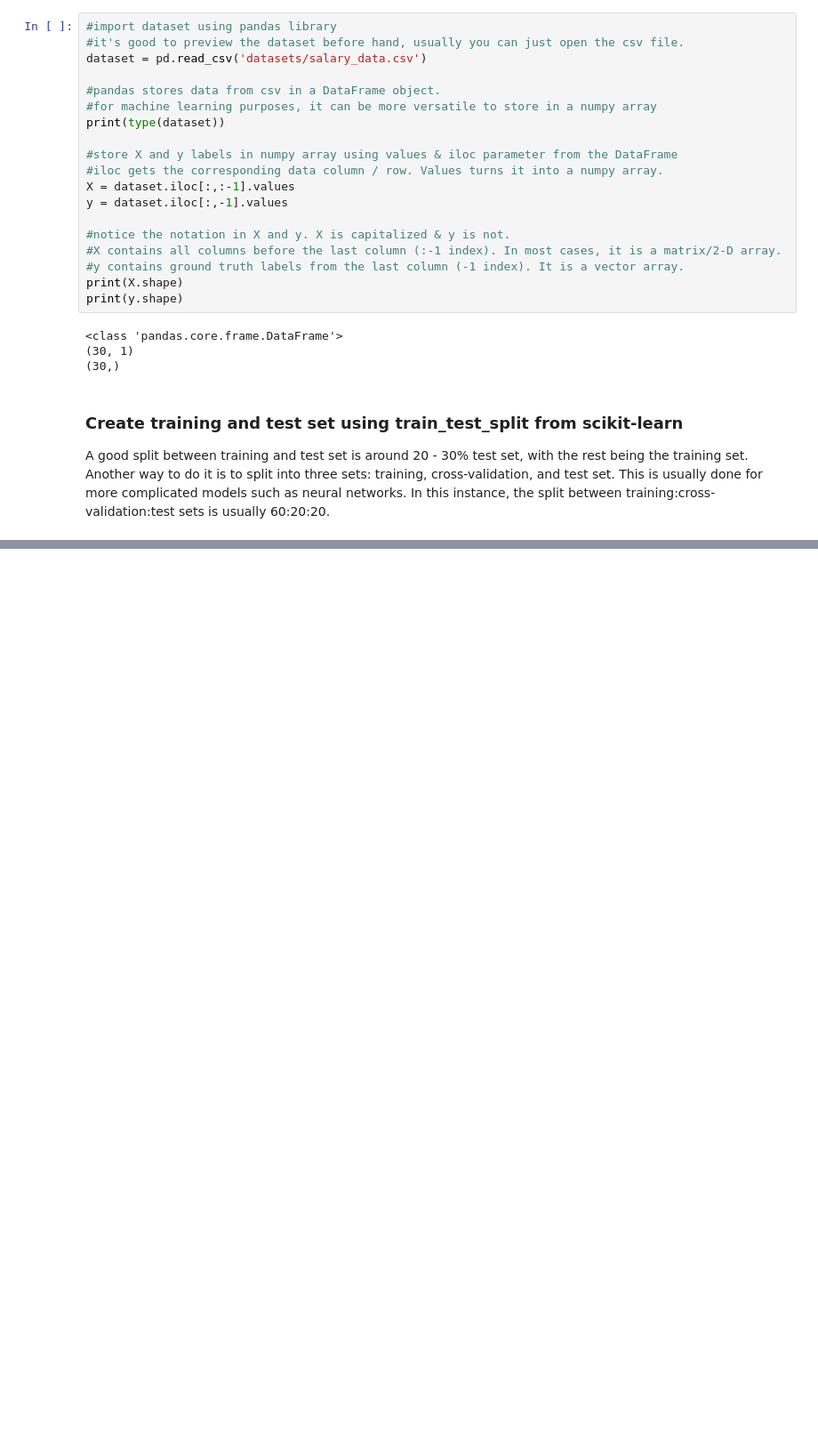
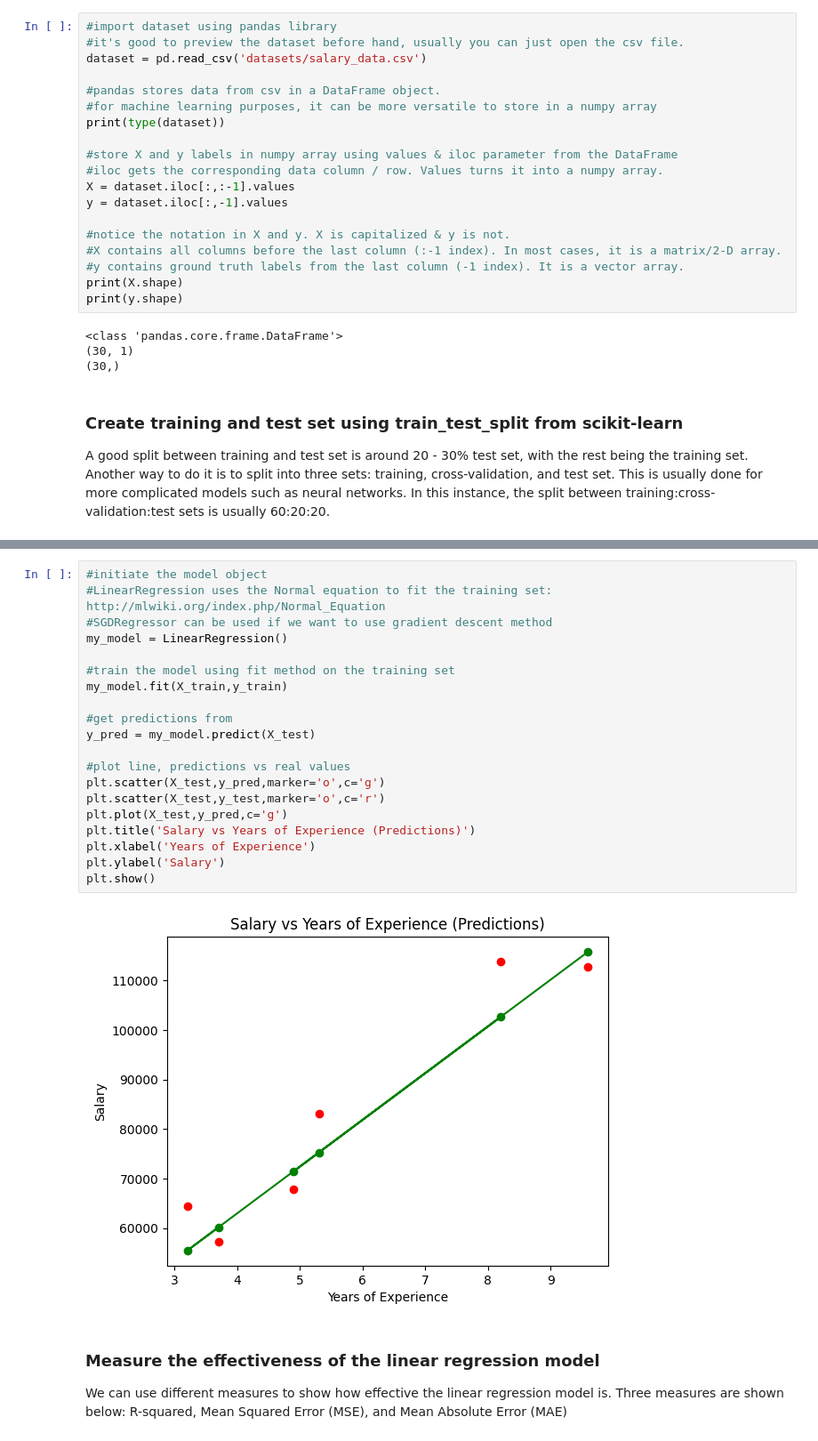
Before and after one commit to mohikhsan/learnml, a Jupyter notebook: regression/linear_regression.ipynb, the cells around one changed output, grey strips where cells are left out. Shown: that part at 89% size. Cells and saved outputs as stored; diff of their text form; blank space fills up the shorter version.

```diff
--- a/regression/linear_regression.ipynb
+++ b/regression/linear_regression.ipynb
@@ -84,0 +81,26 @@ LinearRegression()
+# %%
+#initiate the model object
+#LinearRegression uses the Normal equation to fit the training set: http://mlwiki.org/index.php/Normal_Equation
+#SGDRegressor can be used if we want to use gradient descent method
+my_model = LinearRegression()
+
+#train the model using fit method on the training set
+my_model.fit(X_train,y_train)
+
+#get predictions from
+y_pred = my_model.predict(X_test)
+
+#plot line, predictions vs real values
+plt.scatter(X_test,y_pred,marker='o',c='g')
+plt.scatter(X_test,y_test,marker='o',c='r')
+plt.plot(X_test,y_pred,c='g')
+plt.title('Salary vs Years of Experience (Predictions)')
+plt.xlabel('Years of Experience')
+plt.ylabel('Salary')
+plt.show()
+# %% [output]
+[figure, added]
+# %% [markdown]
+### Measure the effectiveness of the linear regression model
+
+We can use different measures to show how effective the linear regression model is. Three measures are shown below: R-squared, Mean Squared Error (MSE), and Mean Absolute Error (MAE)
```
Also changed, not shown: parts of 5 cells of this notebook, 3 other files.
